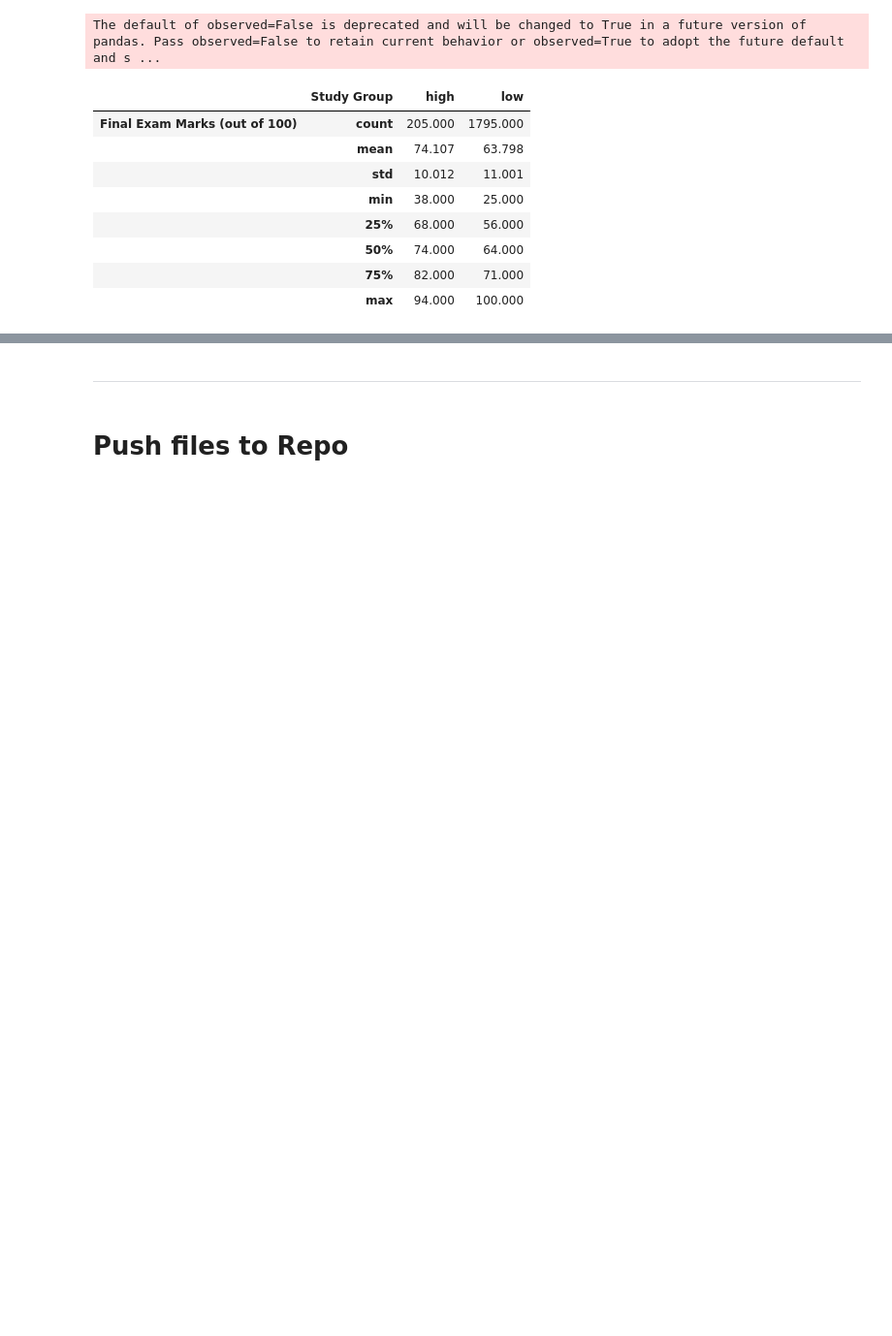
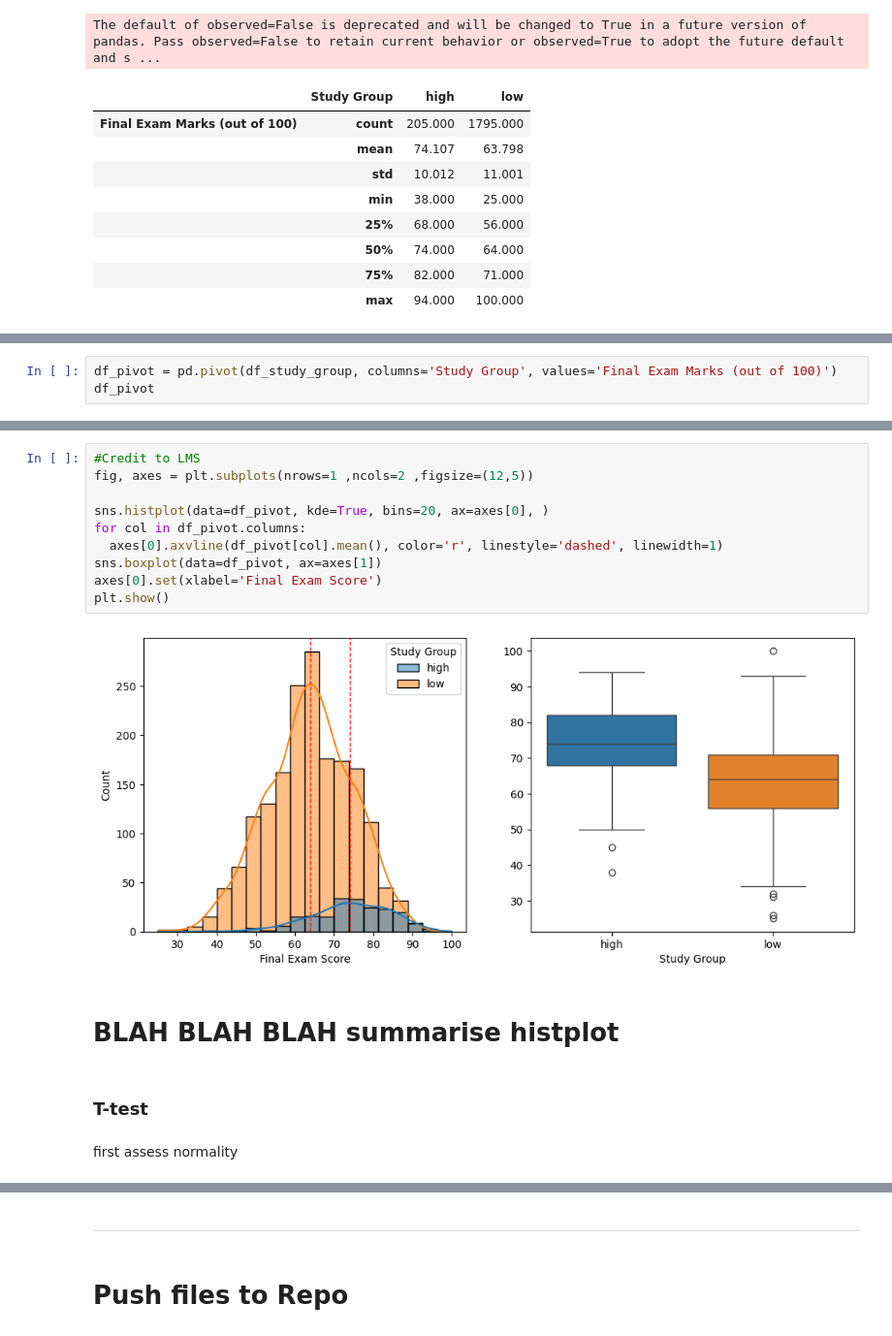
Before and after one commit to tb9757/Student-Academic-Performance, a Jupyter notebook: jupyter_notebooks/2. eda_and_hypotheses.ipynb, the cells around one changed output, grey strips where cells are left out. Shown at 97% size. Cells and saved outputs as stored; diff of their text form; blank space fills up the shorter version.

Commit message:
Add histogram and boxplot

```diff
--- a/jupyter_notebooks/2. eda_and_hypotheses.ipynb
+++ b/jupyter_notebooks/2. eda_and_hypotheses.ipynb
@@ -366,0 +371,3 @@ The default of observed=False is deprecated and will be changed to True in a fut
+# %%
+df_pivot = pd.pivot(df_study_group, columns='Study Group', values='Final Exam Marks (out of 100)')
+df_pivot
@@ -366,0 +388,18 @@ The default of observed=False is deprecated and will be changed to True in a fut
+# %%
+#Credit to LMS
+fig, axes = plt.subplots(nrows=1 ,ncols=2 ,figsize=(12,5))
+
+sns.histplot(data=df_pivot, kde=True, bins=20, ax=axes[0], )
+for col in df_pivot.columns:
+  axes[0].axvline(df_pivot[col].mean(), color='r', linestyle='dashed', linewidth=1)
+sns.boxplot(data=df_pivot, ax=axes[1])
+axes[0].set(xlabel='Final Exam Score')
+plt.show()
+# %% [output]
+[figure, added]
+# %% [markdown]
+# BLAH BLAH BLAH summarise histplot
+# %% [markdown]
+### T-test
+# %% [markdown]
+first assess normality
```
Also changed, not shown: parts of 3 cells of this notebook.
